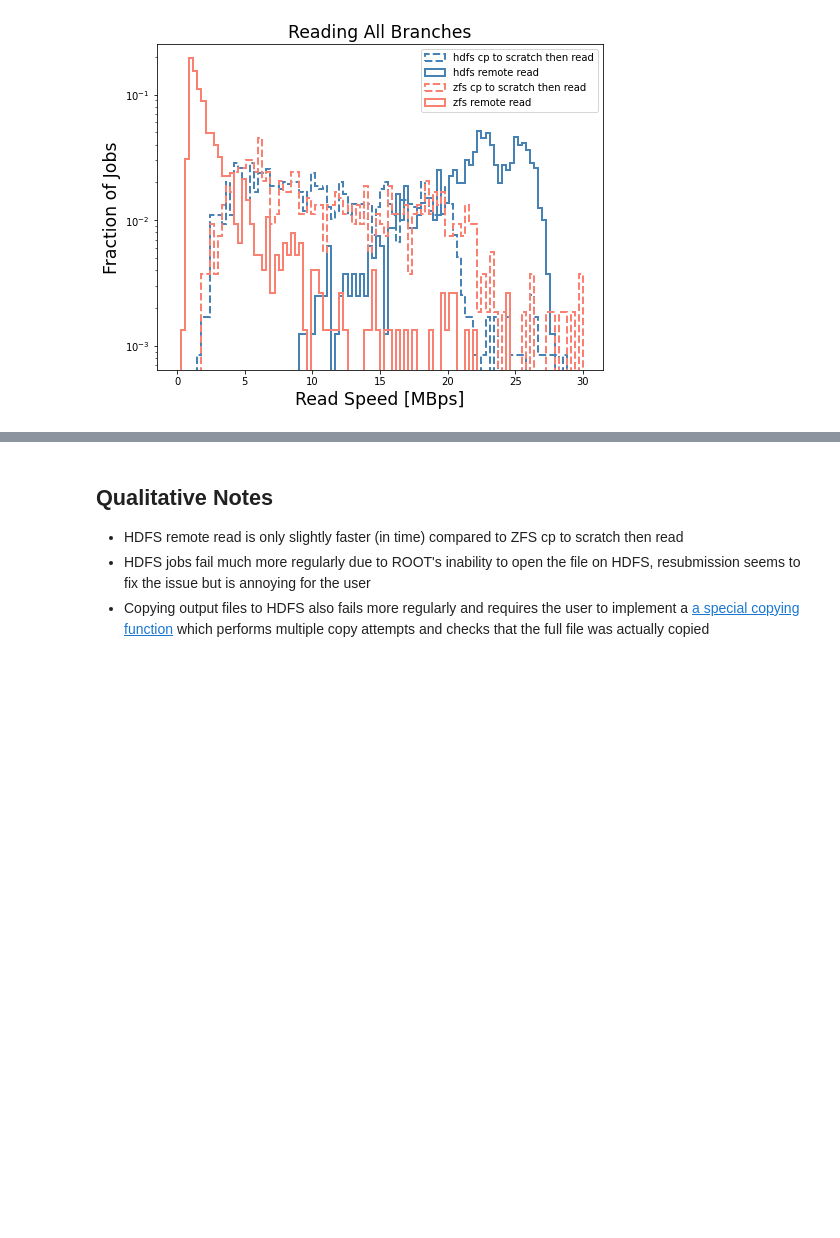
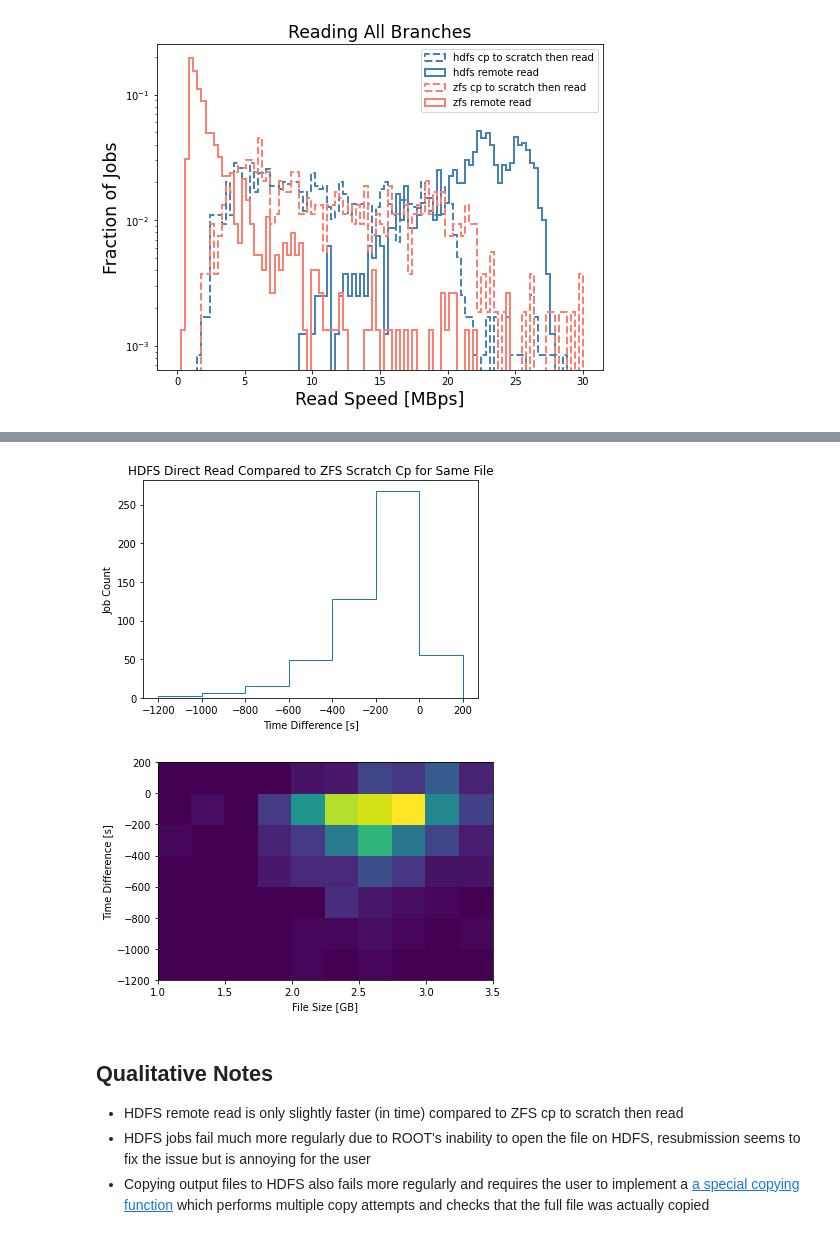
Before and after one commit to tomeichlersmith/umn-cluster, a Jupyter notebook: filesystem/plot_benchmark.ipynb, the cells around one changed output, grey strips where cells are left out. Cells and saved outputs as stored; diff of their text form; code cells hidden in the pictures; blank space fills up the shorter version.

```diff
--- a/filesystem/plot_benchmark.ipynb
+++ b/filesystem/plot_benchmark.ipynb
@@ -139,3 +161,26 @@ plt.show()
+# %%
+df.sort_values(by=['size'])
+# pull out filesystem data frames and filter for files that succeeded in both runs
+hdfs_df = df[(df['filesystem']=='hdfs')&(df['local']==False)]
+zfs_df = df[(df['filesystem']=='zfs')&(df['local']==True)]
+hdfs_df = hdfs_df.loc[hdfs_df['size'].isin(zfs_df['size'])]
+zfs_df = zfs_df.loc[zfs_df['size'].isin(hdfs_df['size'])]
+
+# plot time difference
+time_diff = hdfs_df['time'].to_numpy()-zfs_df['time'].to_numpy()
+plt.hist(time_diff, bins=7,range=(-1200,200), histtype='step')
+plt.xlabel('Time Difference [s]')
+plt.ylabel('Job Count')
+plt.title('HDFS Direct Read Compared to ZFS Scratch Cp for Same File')
+plt.show()
+
+plt.hist2d(hdfs_df['size']/1e9,time_diff,bins=(10,7),range=((1.,3.5),(-1200,200)))
+plt.xlabel('File Size [GB]')
+plt.ylabel('Time Difference [s]')
+plt.show()
+# %% [output]
+[figure, added]
+[figure, added]
 # %% [markdown]
 ## Qualitative Notes
 - HDFS remote read is only slightly faster (in time) compared to ZFS cp to scratch then read
```
Also changed, not shown: parts of 4 cells of this notebook.
